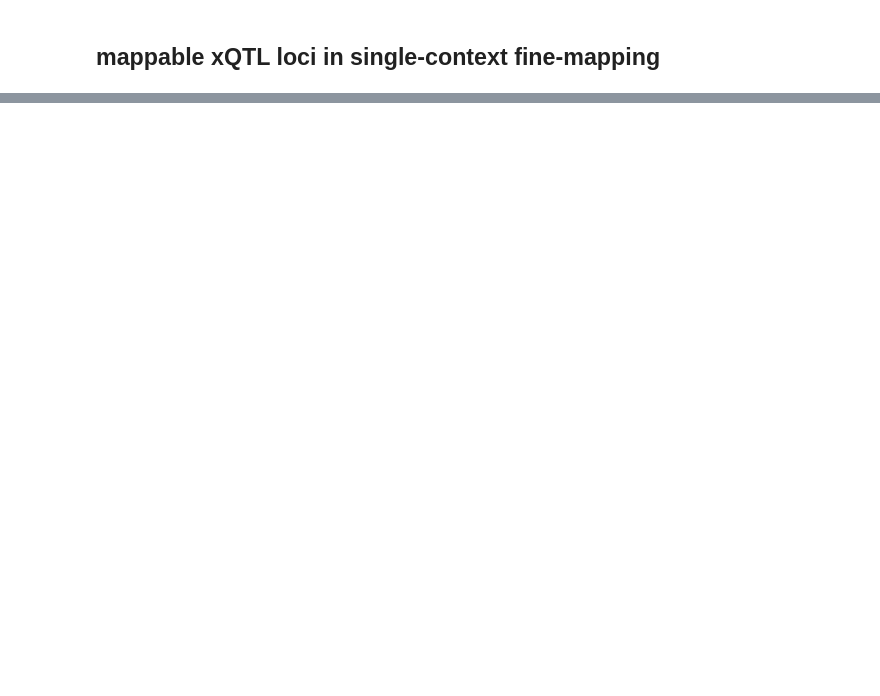
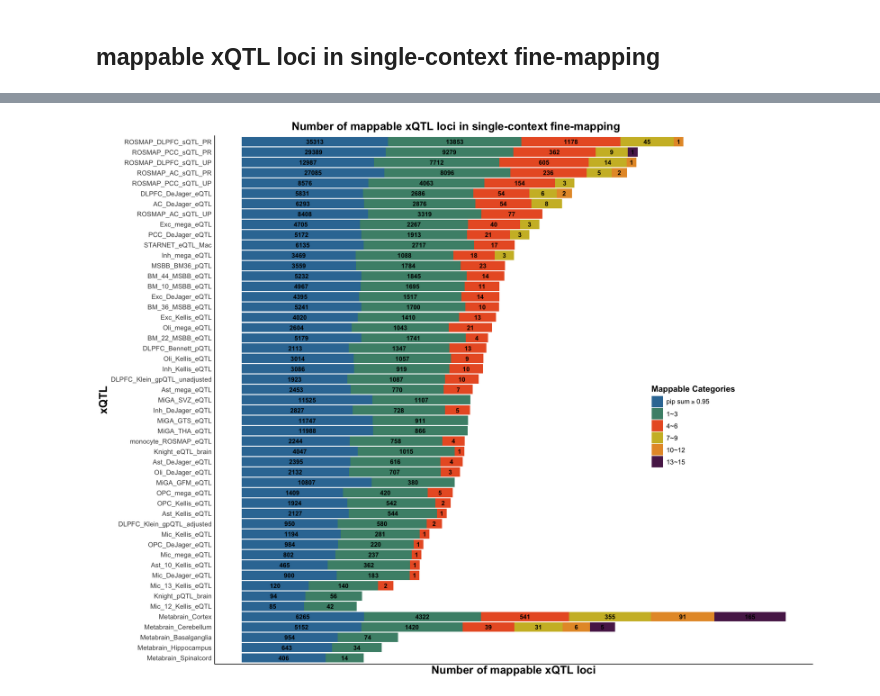
Before and after one commit to jaempawi/xqtl-paper, a Jupyter notebook: main_text/2_single_context_cis/staging/Figure 1b.ipynb, the cells around one changed output, grey strips where cells are left out. Cells and saved outputs as stored; diff of their text form; code cells hidden in the pictures; blank space fills up the shorter version.

```diff
--- a/main_text/2_single_context_cis/staging/Figure 1b.ipynb
+++ b/main_text/2_single_context_cis/staging/Figure 1b.ipynb
@@ -152,0 +264,38 @@ p2
+# %%
+
+#original figure 1b_p2 with renamed variables
+
+p2<- ggplot(figure_1b_data_2$mappable_data, aes(x = resource, y = log_gene_count, fill = n_mappable_category)) +
+  geom_bar(stat = "identity", position = "stack") +  # Stacked bars
+ geom_text(aes(label = gene_count), position = position_stack(vjust = 0.5), color = "black", size = 4, fontface = "bold") +
+  scale_fill_manual(values = figure_1b_data_2$color_palette,
+                    name = "Mappable Categories",
+                    labels = rev(c(expression("pip sum" >= 0.95),"1~3", "4~6", "7~9", "10~12","13~15")),guide = guide_legend(reverse = TRUE)) +
+  labs(title = "Number of mappable xQTL loci in single-context fine-mapping",
+       x = "xQTL",
+       y = "Number of mappable xQTL loci") +
+  coord_flip() +
+  theme_minimal() +
+  theme(plot.title  = element_text(size = 20, face = "bold", hjust = 0.5),
+       # aspect.ratio = 1/3,
+    plot.title.position = "plot",
+    axis.text.x = element_blank(),
+    axis.text.y = element_text(size = 12),
+    axis.title = element_text(size = 20, face = "bold"),
+    legend.text = element_text(size = 12),
+    legend.title = element_text(size = 15, face = "bold"),
+    legend.position = c(0.8, 0.45),
+    #plot.margin = margin(10, 10, 10, 80),
+    panel.grid   = element_blank(),        # removes both x and y grid lines
+    panel.background = element_rect(fill = "white", colour = NA),
+    plot.background  = element_rect(fill = "white", colour = NA),
+    axis.line = element_line(color = "black", size = 0.6),
+      legend.key.size = unit(1.5, "lines"),
+      legend.key.height = unit(1.5, "lines"),
+  legend.key.width  = unit(1.5, "lines")
+)
+#dev.off()
+
+print(p2)
+# %% [output]
+[figure, added]
```
Also changed, not shown: parts of 8 cells of this notebook.
